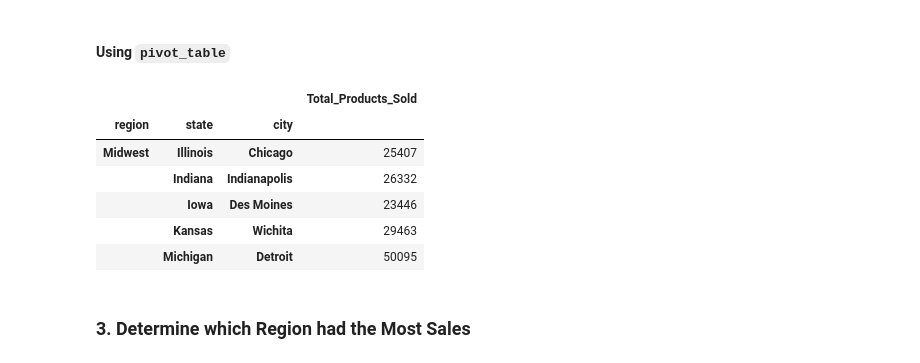
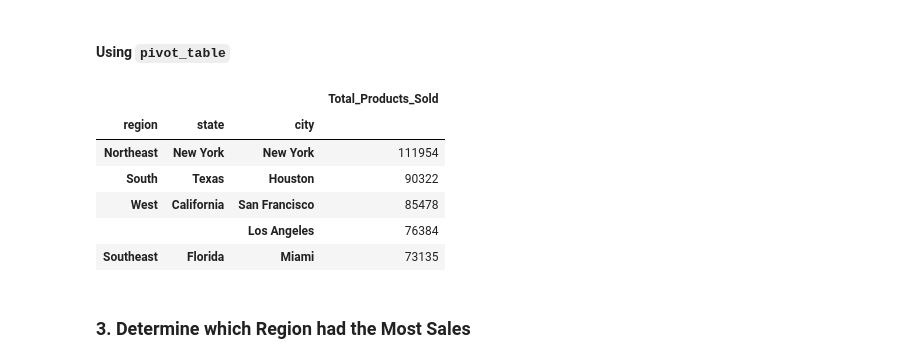
Before and after one commit to bwillery/athletic_sales_analysis, a Jupyter notebook: athletic_sales_analysis.ipynb, the cells around one changed output. Cells and saved outputs as stored; diff of their text form; code cells hidden in the pictures.

```diff
--- a/athletic_sales_analysis.ipynb
+++ b/athletic_sales_analysis.ipynb
@@ -70,7 +70,7 @@ dtype: object
 #### Combine the sales data by rows.
 # %%
 # Combine the 2020 and 2021 sales DataFrames on the rows and reset the index.
-combined_sales = pd.concat([atheletic_sales_2020, atheletic_sales_2021]).reset_index(drop = True)
+combined_sales = pd.concat([atheletic_sales_2020, atheletic_sales_2021],join='inner').reset_index(drop = True)
 combined_sales
 # %% [output]
 |  | retailer | retailer_id | invoice_date | region | state | city | product | price_per_unit | units_sold | ... |
@@ -169,21 +175,22 @@ TypeError: Series.rename() got an unexpected keyword argument 'columns'
 #### Using `pivot_table`
 # %%
 # Show the number products sold for region, state, and city.
-pt = pd.pivot_table(combined_sales, values='units_sold', index=['region', 'state', 'city'], aggfunc= 'sum' )
+pt = pd.pivot_table(combined_sales, values='units_sold', index=['region', 'state', 'city'], aggfunc= 'sum')
 
 # Rename the "units_sold" column to "Total_Products_Sold"
-pt.rename(columns={'units_sold':"Total_Products_Sold"}, inplace=True)
+pt = pt.rename(columns={'units_sold':"Total_Products_Sold"})
+top_products_regions = pt.sort_values(by='Total_Products_Sold', ascending=False)
 
 # Show the top 5 results.
-pt.head()
+top_products_regions.head()
 # %% [output]
 |  |  |  | Total_Products_Sold |
 | region | state | city |  |
-| Midwest | Illinois | Chicago | 25407 |
-|  | Indiana | Indianapolis | 26332 |
-|  | Iowa | Des Moines | 23446 |
-|  | Kansas | Wichita | 29463 |
-|  | Michigan | Detroit | 50095 |
+| Northeast | New York | New York | 111954 |
+| South | Texas | Houston | 90322 |
+| West | California | San Francisco | 85478 |
+|  |  | Los Angeles | 76384 |
+| Southeast | Florida | Miami | 73135 |
 # %% [markdown]
 ### 3. Determine which Region had the Most Sales
 # %% [markdown]
```
Also changed, not shown: parts of 11 cells of this notebook.
